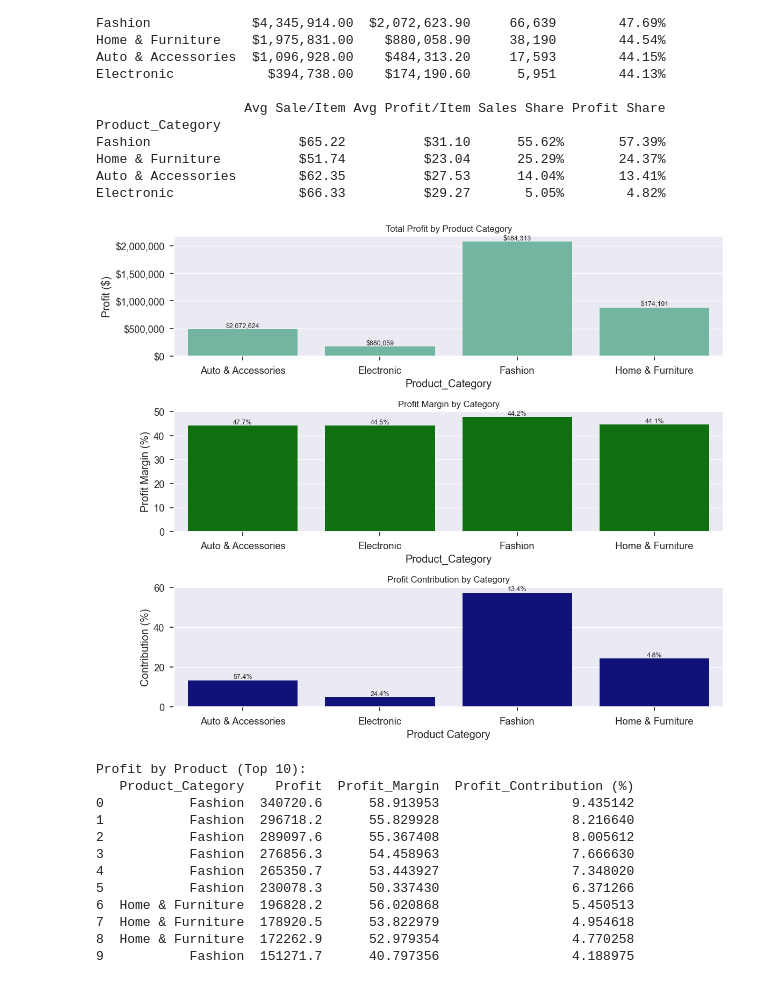
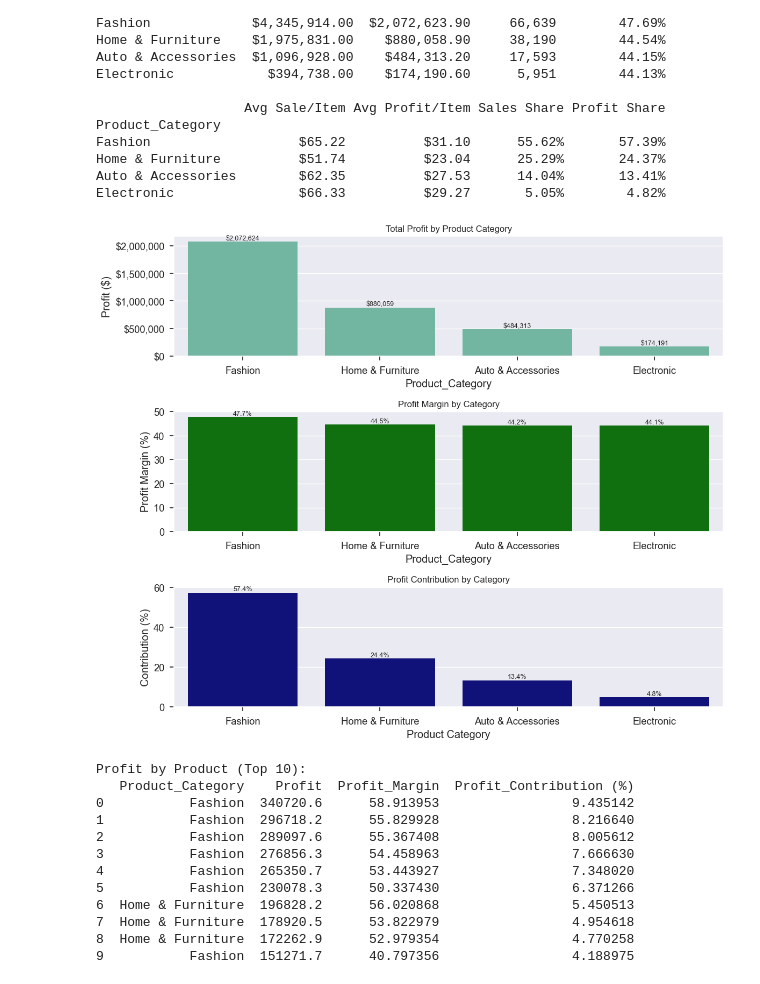
Before and after one commit to Mina-Rezaei/ecommerc-dataset, a Jupyter notebook: ecommerce_notebook.ipynb, the cells around one changed output. Cells and saved outputs as stored; diff of their text form; code cells hidden in the pictures.

```diff
--- a/ecommerce_notebook.ipynb
+++ b/ecommerce_notebook.ipynb
@@ -262,47 +262,50 @@ Auto & Accessories        $62.35          $27.53      14.04%       13.41%
 Electronic                $66.33          $29.27       5.05%        4.82%
 # %%
 
-# Visualization - Total Profit, Profit Margin, and Profit Cntribution by Product_Category
+# Visualization - Total Profit, Profit Margin, and Profit Contribution by Product_Category
+# Sort category_profit by Profit in descending order
+category_profit_sorted = category_profit.sort_values('Profit', ascending=False)
+
 # Create all category visualizations in a concise way
 plt.figure(figsize=(12, 10))
 
 # 1. Total Profit by Category (top)
 plt.subplot(3, 1, 1)
-ax1 = sns.barplot(x=category_profit.index, y=category_profit['Profit'])
+ax1 = sns.barplot(x=category_profit_sorted.index, y=category_profit_sorted['Profit'], order=category_profit_sorted.index)
 ax1.yaxis.set_major_formatter(currency_format)
 for i, p in enumerate(ax1.patches):
-    ax1.annotate(f'${category_profit["Profit"].iloc[i]:,.0f}',
+    ax1.annotate(f'${category_profit_sorted["Profit"].iloc[i]:,.0f}',
                 (p.get_x() + p.get_width()/2, p.get_height()),
                 ha='center', va='bottom', fontsize=9)
 plt.title('Total Profit by Product Category', fontsize=12)
 plt.ylabel('Profit ($)')
 
 # 2. Profit Margin by Category (middle)
 plt.subplot(3, 1, 2)
-ax2 = sns.barplot(x=category_profit.index, y=category_profit['Profit Margin'], color='green')
+ax2 = sns.barplot(x=category_profit_sorted.index, y=category_profit_sorted['Profit Margin'], color='green', order=category_profit_sorted.index)
 for i, p in enumerate(ax2.patches):
-    ax2.annotate(f'{category_profit["Profit Margin"].iloc[i]:.1f}%',
+    ax2.annotate(f'{category_profit_sorted["Profit Margin"].iloc[i]:.1f}%',
                 (p.get_x() + p.get_width()/2, p.get_height()),
                 ha='center', va='bottom', fontsize=9)
 plt.title('Profit Margin by Category', fontsize=12)
 plt.ylabel('Profit Margin (%)')
 
 # 3. Contribution Comparison (bottom)
 plt.subplot(3, 1, 3)
-ax3 = sns.barplot(x=category_profit.index, y=category_profit['Profit Contribution (%)'], color='darkblue')
+ax3 = sns.barplot(x=category_profit_sorted.index, y=category_profit_sorted['Profit Contribution (%)'], color='darkblue', order=category_profit_sorted.index)
 for i, p in enumerate(ax3.patches):
-    ax3.annotate(f'{category_profit["Profit Contribution (%)"].iloc[i]:.1f}%',
+    ax3.annotate(f'{category_profit_sorted["Profit Contribution (%)"].iloc[i]:.1f}%',
                 (p.get_x() + p.get_width()/2, p.get_height()),
                 ha='center', va='bottom', fontsize=9)
 plt.title('Profit Contribution by Category', fontsize=12)
 plt.xlabel('Product Category')
 plt.ylabel('Contribution (%)')
 
 plt.tight_layout()
 plt.savefig('category_analysis.png', dpi=300, bbox_inches='tight')
 plt.show()
 # %% [output]
-[figure, old version]
+[figure, new version]
 # %%
 # ## 3. Profit Analysis by Product
 
```
